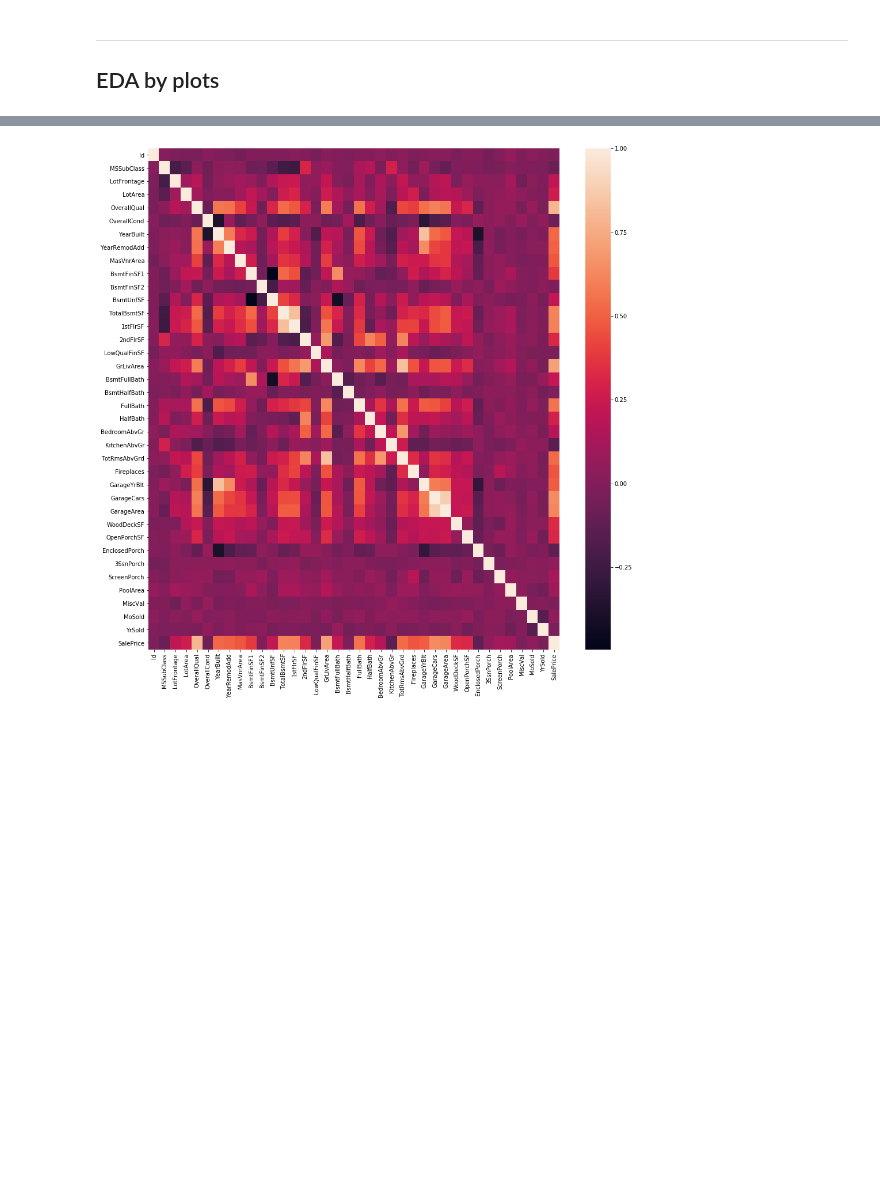
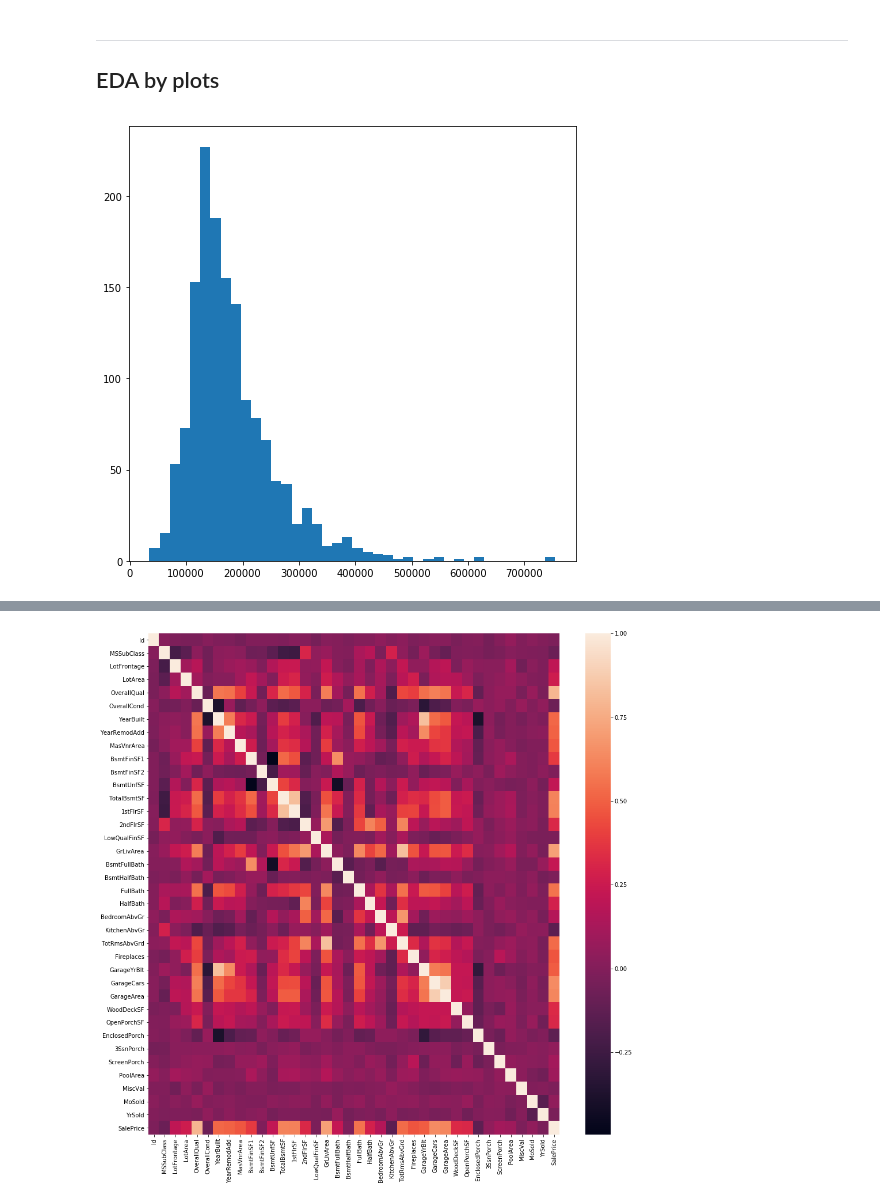
Before and after one commit to ber0-0/BrainStation-Capstone-Sale-Price-Prediction, a Jupyter notebook: Data_Cleansing.ipynb, the cells around one changed output, grey strips where cells are left out. Cells and saved outputs as stored; diff of their text form; code cells hidden in the pictures; blank space fills up the shorter version.

Commit message:
EDA plot

```diff
--- a/Data_Cleansing.ipynb
+++ b/Data_Cleansing.ipynb
@@ -177,3 +177,9 @@ print(dt['GarageYrBlt'].isna().sum())
 ---
 
 ## EDA by plots
+# %%
+plt.figure(figsize=(8,8))
+plt.hist(dt['SalePrice'], bins=40)
+plt.show()
+# %% [output]
+[figure, added]
```
Also changed, not shown: parts of 5 cells of this notebook.
